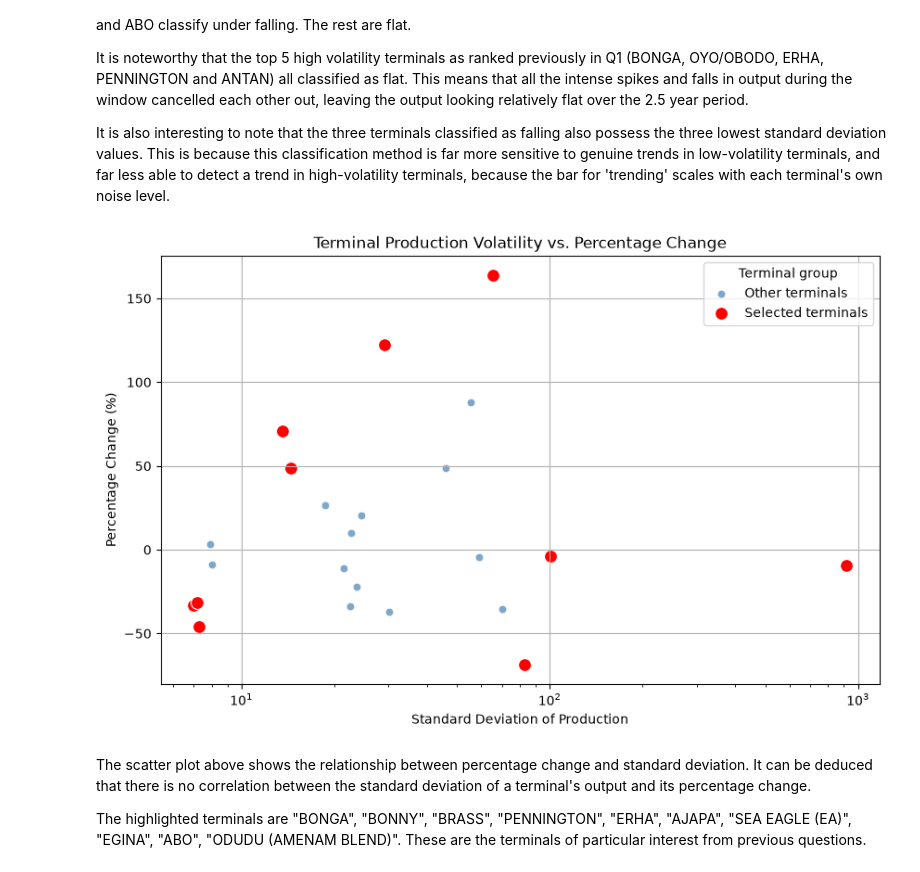
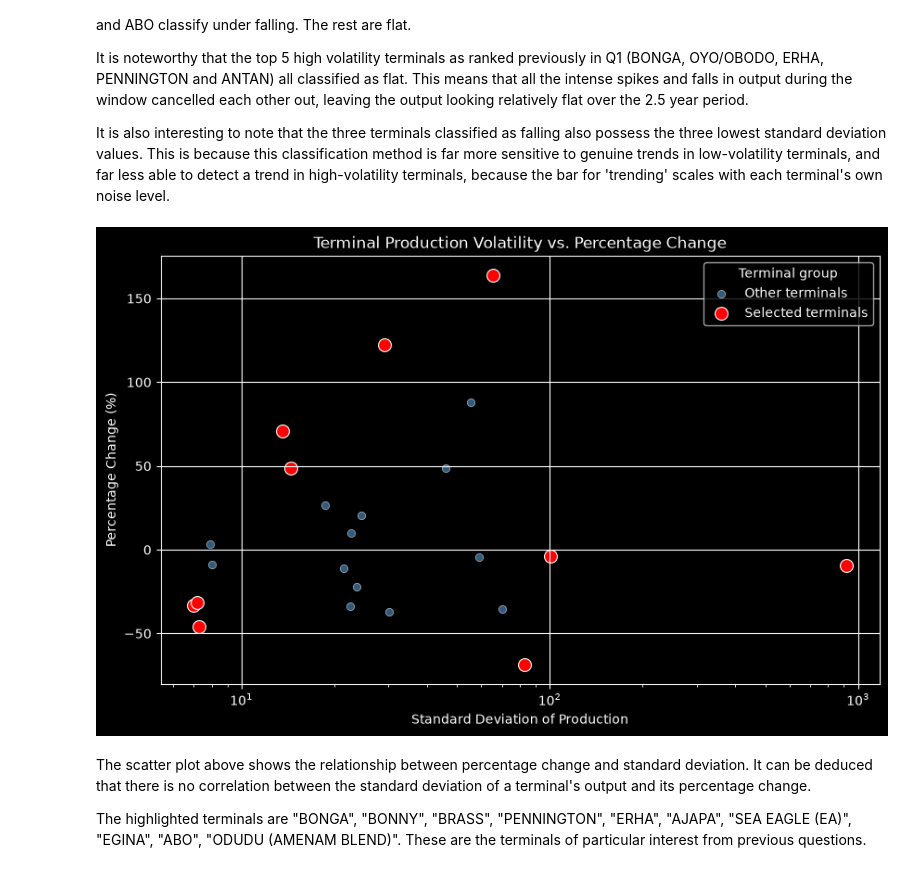
Before and after one commit to loteehenry/Oil-Production---Exploratory-Data-Analysis, a Jupyter notebook: notebooks/analysis.ipynb, the cells around one changed output. Saved outputs shown, nothing was run; the diff lists cells and outputs as text; code cells hidden in the pictures.

```diff
--- a/notebooks/analysis.ipynb
+++ b/notebooks/analysis.ipynb
@@ -788,5 +788,6 @@ plt.xlabel("Trend", fontsize=10, labelpad=10)
 plt.ylabel("Number of Terminals", fontsize=10, labelpad=10)
 plt.yticks([2, 4, 6, 8, 10, 12, 14, 16, 18, 20], ["2", "4", "6", "8", "10", "12", "14", "16", "18", "20"])
 plt.grid(axis="y", linestyle="--")
+plt.style.use("dark_background")
 plt.show()
 # %% [output]
@@ -813,34 +814,35 @@ highlight = [
 plot_df["Highlighted"] = plot_df.index.isin(highlight)
 highlight_df = plot_df[plot_df["Highlighted"]]
 other_df = plot_df[~plot_df["Highlighted"]]
 
 plt.figure(figsize=(10, 6))
 sns.scatterplot(
     data=other_df,
     x="Standard Deviation",
     y="Percentage Change",
     color="steelblue",
     alpha=0.7,
     label="Other terminals"
 )
 sns.scatterplot(
     data=highlight_df,
     x="Standard Deviation",
     y="Percentage Change",
     color="red",
     s=100,
     label="Selected terminals"
 )
 
 plt.title("Terminal Production Volatility vs. Percentage Change")
 plt.xlabel("Standard Deviation of Production")
 plt.xscale("log")
 plt.ylabel("Percentage Change (%)")
 plt.grid()
 plt.legend(title="Terminal group")
+plt.style.use('dark_background')
 plt.show()
 # %% [output]
-[figure, old version]
+[figure, new version]
 # %% [markdown]
 The scatter plot above shows the relationship between percentage change and standard deviation. It can be deduced that there is no correlation between the standard deviation of a terminal's output and its percentage change.
 
```
Also changed, not shown: parts of 2 cells of this notebook, 3 other files.
